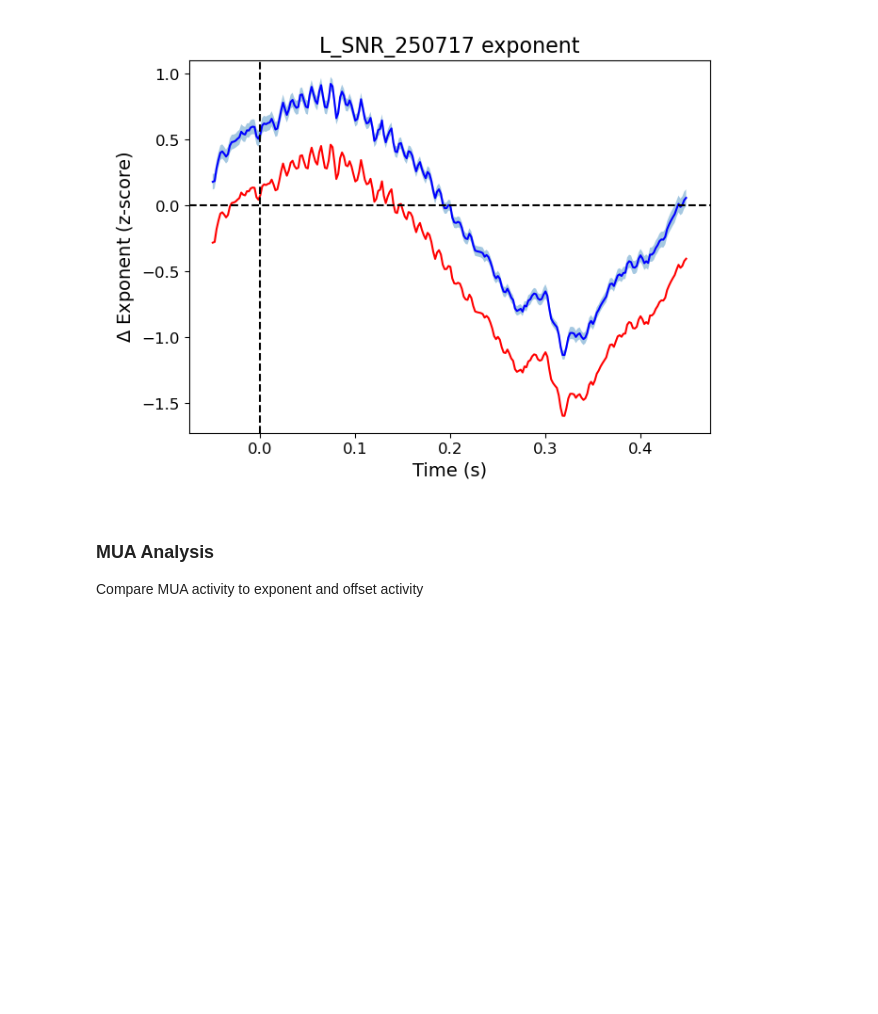
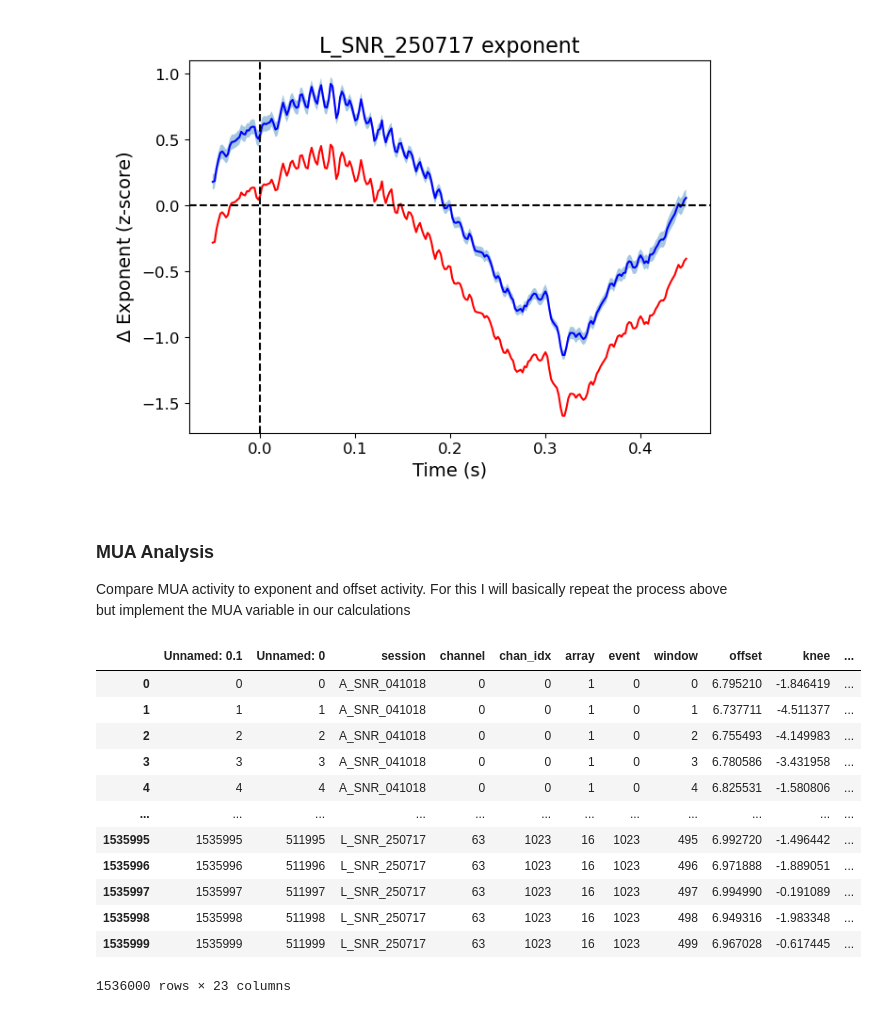
Before and after one commit to voytekresearch/v1_v4_1024_elec, a Jupyter notebook: notebooks/plotting/plot_stm_params.ipynb, the cells around one changed output. Saved outputs shown, nothing was run; the diff lists cells and outputs as text; code cells hidden in the pictures; blank space fills up the shorter version.

```diff
--- a/notebooks/plotting/plot_stm_params.ipynb
+++ b/notebooks/plotting/plot_stm_params.ipynb
@@ -265,6 +265,21 @@ for session in SESSIONS:
 [figure]
 # %% [markdown]
 ### MUA Analysis
-Compare MUA activity to exponent and offset activity
+Compare MUA activity to exponent and offset activity. For this I will basically repeat the process above but implement the MUA variable in our calculations
 # %%
-data_mua = pd.read_csv()
+data_mua = pd.read_csv(f'{PROJECT_PATH}/data/results/lfp_stm_params_mua.csv')
+data_mua
+# %% [output]
+|  | Unnamed: 0.1 | Unnamed: 0 | session | channel | chan_idx | array | event | window | offset | knee | ... |
+| 0 | 0 | 0 | A_SNR_041018 | 0 | 0 | 1 | 0 | 0 | 6.795210 | -1.846419 | ... |
+| 1 | 1 | 1 | A_SNR_041018 | 0 | 0 | 1 | 0 | 1 | 6.737711 | -4.511377 | ... |
+| 2 | 2 | 2 | A_SNR_041018 | 0 | 0 | 1 | 0 | 2 | 6.755493 | -4.149983 | ... |
+| 3 | 3 | 3 | A_SNR_041018 | 0 | 0 | 1 | 0 | 3 | 6.780586 | -3.431958 | ... |
+| 4 | 4 | 4 | A_SNR_041018 | 0 | 0 | 1 | 0 | 4 | 6.825531 | -1.580806 | ... |
+| ... | ... | ... | ... | ... | ... | ... | ... | ... | ... | ... | ... |
+| 1535995 | 1535995 | 511995 | L_SNR_250717 | 63 | 1023 | 16 | 1023 | 495 | 6.992720 | -1.496442 | ... |
+| 1535996 | 1535996 | 511996 | L_SNR_250717 | 63 | 1023 | 16 | 1023 | 496 | 6.971888 | -1.889051 | ... |
+| 1535997 | 1535997 | 511997 | L_SNR_250717 | 63 | 1023 | 16 | 1023 | 497 | 6.994990 | -0.191089 | ... |
+| 1535998 | 1535998 | 511998 | L_SNR_250717 | 63 | 1023 | 16 | 1023 | 498 | 6.949316 | -1.983348 | ... |
+| 1535999 | 1535999 | 511999 | L_SNR_250717 | 63 | 1023 | 16 | 1023 | 499 | 6.967028 | -0.617445 | ... |
+1536000 rows × 23 columns
```
Also changed, not shown: parts of 5 cells of this notebook, 1 other file.
